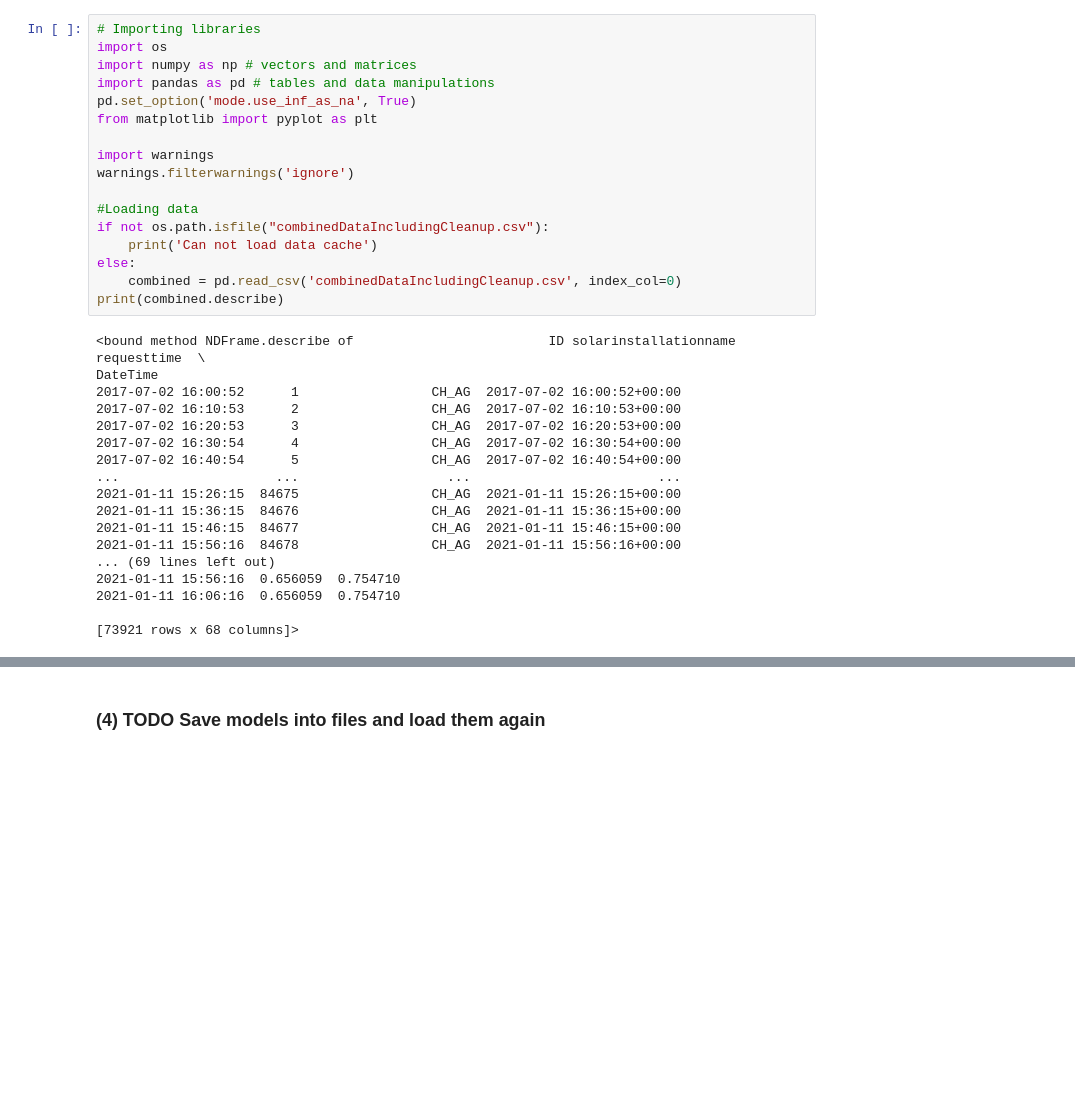
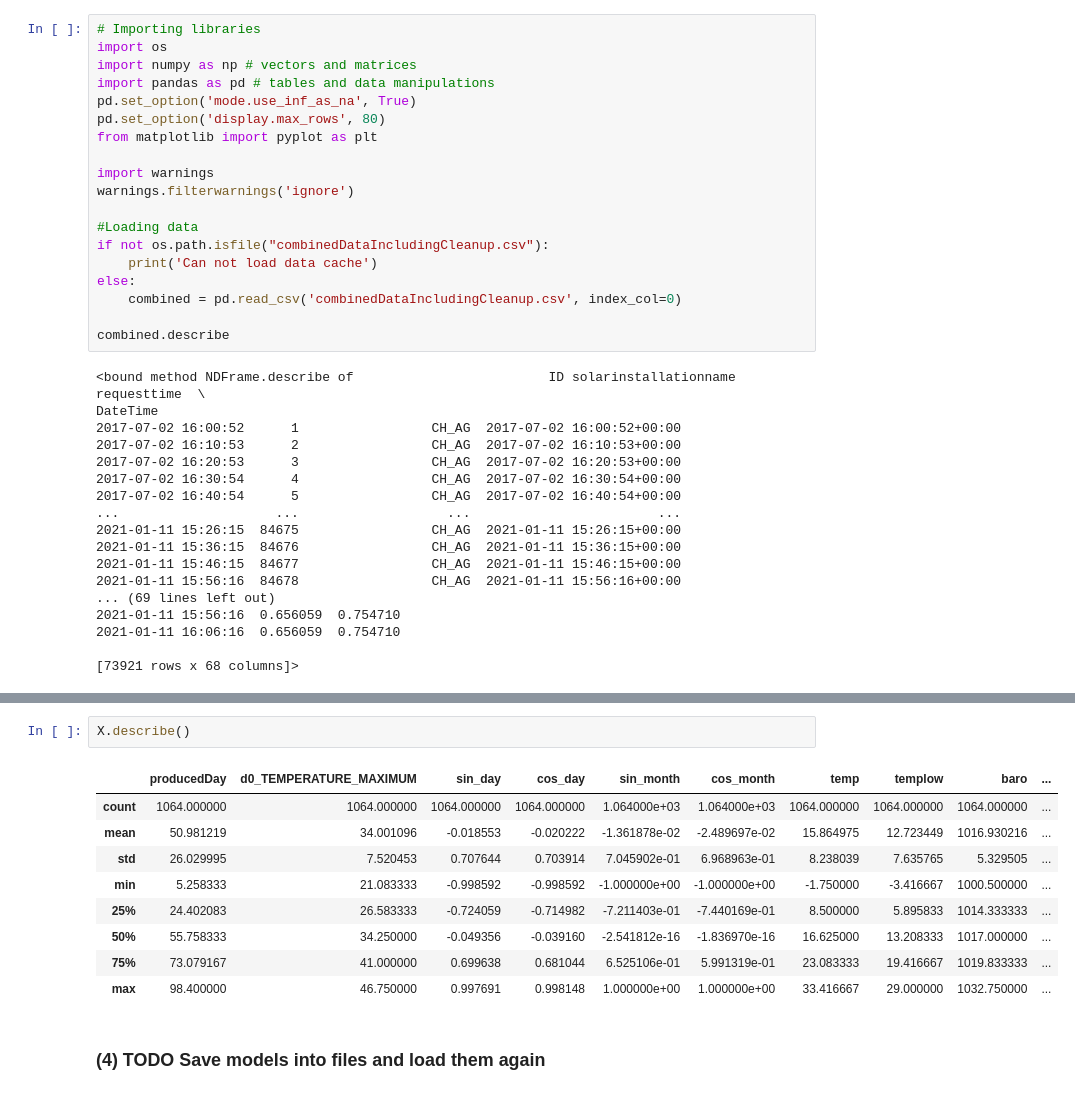
Before and after one commit to the-s-a-m/solarprediction, a Jupyter notebook: SolarAnalysis.ipynb, the cells around one changed output, grey strips where cells are left out. Cells and saved outputs as stored; diff of their text form; blank space fills up the shorter version.

```diff
--- a/SolarAnalysis.ipynb
+++ b/SolarAnalysis.ipynb
@@ -1385,6 +1385,7 @@ import os
 import numpy as np # vectors and matrices
 import pandas as pd # tables and data manipulations
 pd.set_option('mode.use_inf_as_na', True)
+pd.set_option('display.max_rows', 80)
 from matplotlib import pyplot as plt
 
 import warnings
@@ -1395,7 +1396,8 @@ if not os.path.isfile("combinedDataIncludingCleanup.csv"):
     print('Can not load data cache')
 else:
     combined = pd.read_csv('combinedDataIncludingCleanup.csv', index_col=0)
-print(combined.describe)
+
+combined.describe
 # %% [output]
 <bound method NDFrame.describe of                         ID solarinstallationname                requesttime  \
 DateTime
@@ -1504,3 +1545,15 @@ Result (y) powerTomorrow
+# %%
+X.describe()
+# %% [output]
+|  | producedDay | d0_TEMPERATURE_MAXIMUM | sin_day | cos_day | sin_month | cos_month | temp | templow | baro | ... |
+| count | 1064.000000 | 1064.000000 | 1064.000000 | 1064.000000 | 1.064000e+03 | 1.064000e+03 | 1064.000000 | 1064.000000 | 1064.000000 | ... |
+| mean | 50.981219 | 34.001096 | -0.018553 | -0.020222 | -1.361878e-02 | -2.489697e-02 | 15.864975 | 12.723449 | 1016.930216 | ... |
+| std | 26.029995 | 7.520453 | 0.707644 | 0.703914 | 7.045902e-01 | 6.968963e-01 | 8.238039 | 7.635765 | 5.329505 | ... |
+| min | 5.258333 | 21.083333 | -0.998592 | -0.998592 | -1.000000e+00 | -1.000000e+00 | -1.750000 | -3.416667 | 1000.500000 | ... |
+| 25% | 24.402083 | 26.583333 | -0.724059 | -0.714982 | -7.211403e-01 | -7.440169e-01 | 8.500000 | 5.895833 | 1014.333333 | ... |
+| 50% | 55.758333 | 34.250000 | -0.049356 | -0.039160 | -2.541812e-16 | -1.836970e-16 | 16.625000 | 13.208333 | 1017.000000 | ... |
+| 75% | 73.079167 | 41.000000 | 0.699638 | 0.681044 | 6.525106e-01 | 5.991319e-01 | 23.083333 | 19.416667 | 1019.833333 | ... |
+| max | 98.400000 | 46.750000 | 0.997691 | 0.998148 | 1.000000e+00 | 1.000000e+00 | 33.416667 | 29.000000 | 1032.750000 | ... |
 # %% [markdown]
 ### (4) TODO Save models into files and load them again
 # %% [markdown]
```
Also changed, not shown: parts of 3 cells of this notebook.
